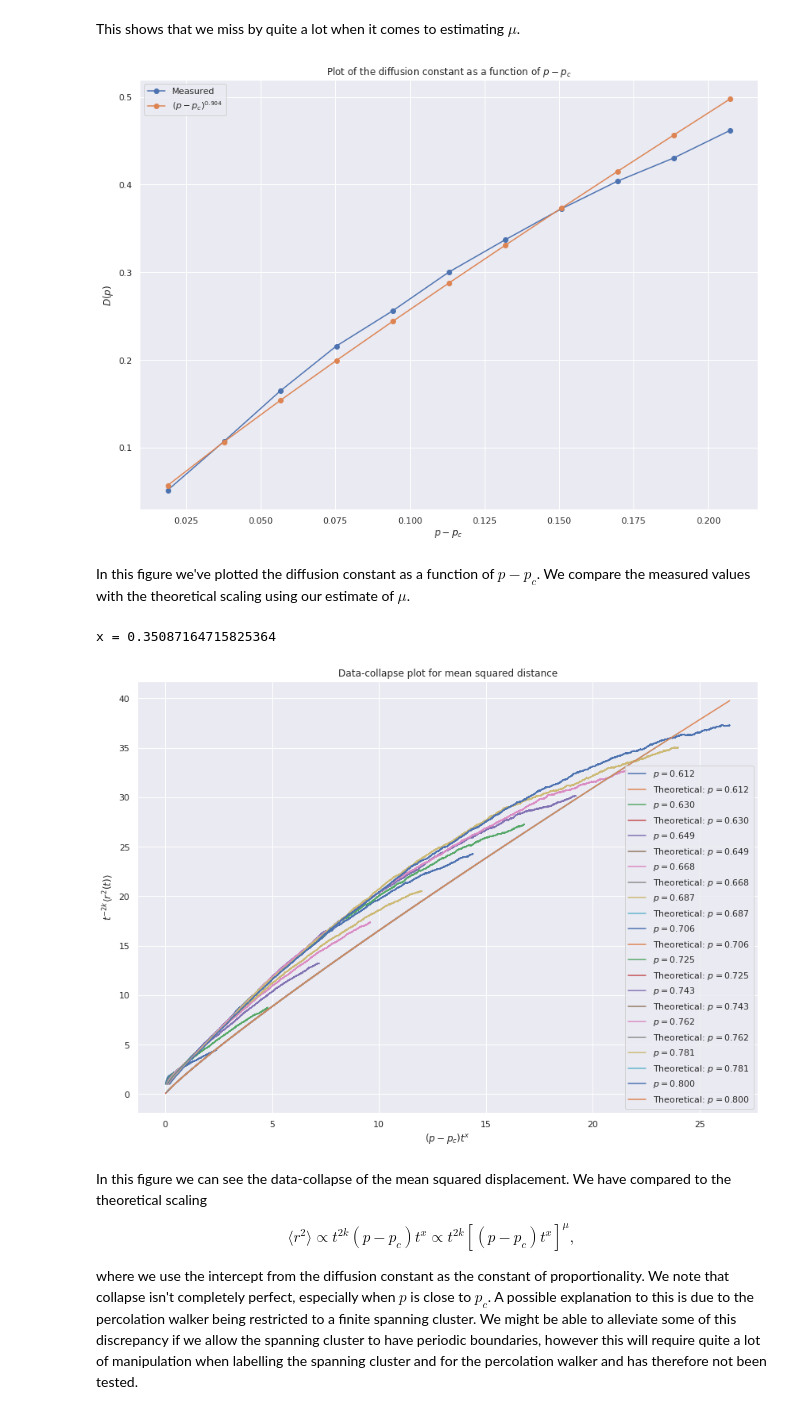
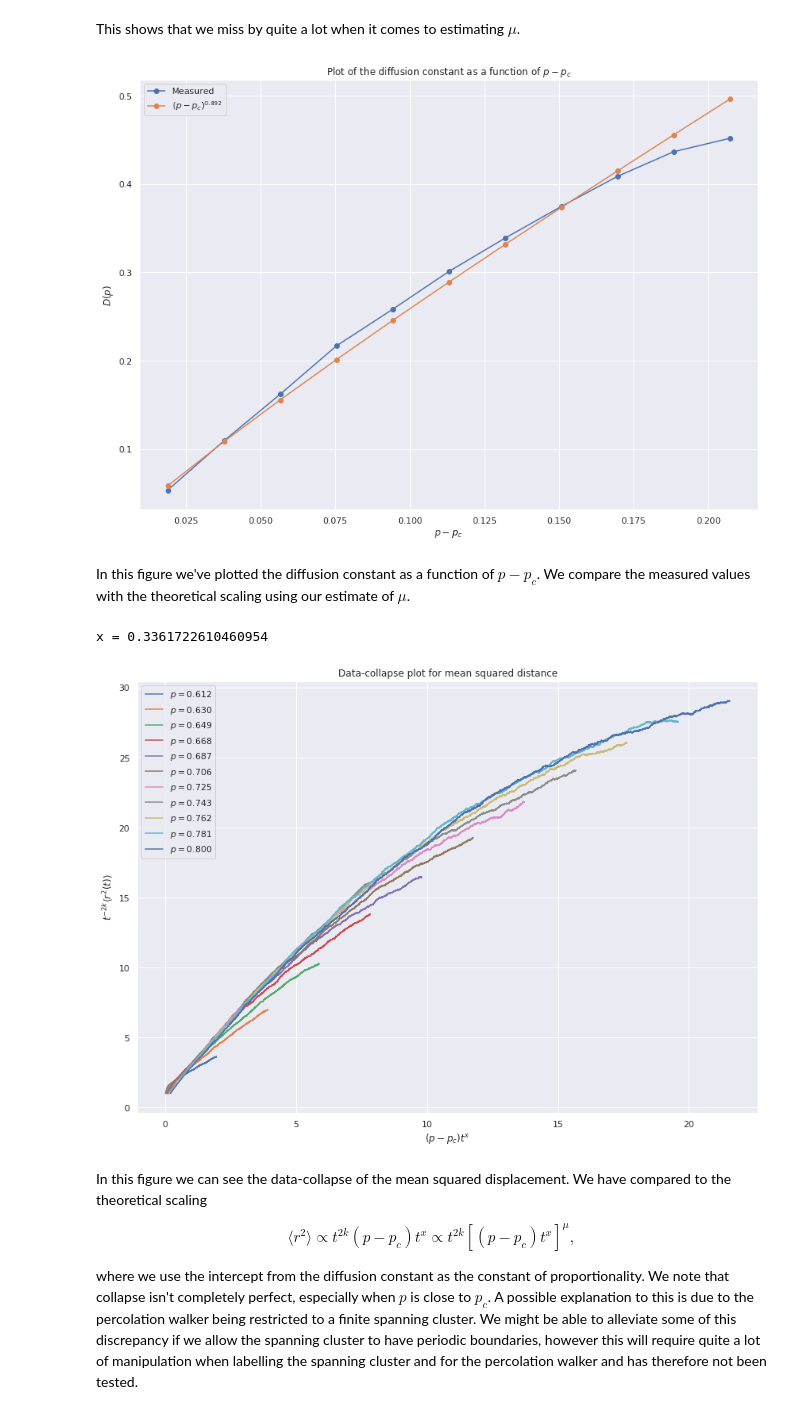
Before and after one commit to Schoyen/FYS4460, a Jupyter notebook: project-4/random-walks-on-the-spanning-cluster-large.ipynb, the cells around one changed output. Cells and saved outputs as stored; diff of their text form; code cells hidden in the pictures.

Commit message:
Add new runs and include dimension of random walk

```diff
--- a/project-4/random-walks-on-the-spanning-cluster-large.ipynb
+++ b/project-4/random-walks-on-the-spanning-cluster-large.ipynb
@@ -114,10 +114,10 @@ We can summarize it by the function
 We now simulate a system of size $L$ and compute the mean squared displacement on the spanning cluster several times for every system.
 # %%
 L = 2048
-num_walks = int(1e6)
+num_walks = 1 * int(1e6)
 num_walks_arr = np.arange(num_walks)
 p_arr = np.linspace(p_c, 0.8, 12)
-num_walkers = 1000
+num_walkers = 500
 num_systems = 20
 
 r_squared = np.zeros((len(p_arr), num_walks))
@@ -457,7 +507,7 @@ plt.title(r"Plot of the diffusion constant as a function of $p - p_c$")
 plt.legend(loc="best")
 plt.show()
 # %% [output]
-[figure, old version]
+[figure, new version]
 # %% [markdown]
 In this figure we've plotted the diffusion constant as a function of $p - p_c$.
 We compare the measured values with the theoretical scaling using our estimate of $\mu$.
@@ -465,7 +515,7 @@ We compare the measured values with the theoretical scaling using our estimate o
 x = (1 - 2 * k) / mu
 print(f"x = {x}")
 # %% [output]
-x = 0.35087164715825364
+x = 0.3361722610460954
 # %%
 p_min_pc = p_arr[1:] - p_c
 r_gg_xi = r_squared[1:, 1:]
@@ -473,25 +523,25 @@ t_sq = num_walks_arr[1:] ** (-2 * k)
 # %%
 plt.figure(figsize=(14, 10))
 
 for i in range(len(p_min_pc)):
     plt.plot(
         p_min_pc[i] * num_walks_arr[1:] ** (x),
         t_sq * r_gg_xi[i],
         label=fr"$p = {p_arr[i + 1]:.3f}$",
     )
-    plt.plot(
-        p_min_pc[i] * num_walks_arr[1:] ** (x),
-        np.exp(intercept) * (p_min_pc[i] * num_walks_arr[1:] ** (x)) ** mu,
-        label=fr"Theoretical: $p = {p_arr[i + 1]:.3f}$",
-    )
+    #plt.plot(
+    #    p_min_pc[i] * num_walks_arr[1:] ** (x),
+    #    np.exp(intercept) * (p_min_pc[i] * num_walks_arr[1:] ** (x)) ** mu,
+    #    label=fr"Theoretical: $p = {p_arr[i + 1]:.3f}$",
+    #)
 
 plt.legend(loc="best")
 plt.xlabel(r"$(p - p_c) t^{x}$")
 plt.ylabel(r"$t^{-2k} \langle r^{2} (t)\rangle$")
 plt.title(r"Data-collapse plot for mean squared distance")
 plt.show()
 # %% [output]
-[figure, old version]
+[figure, new version]
 # %% [markdown]
 In this figure we can see the data-collapse of the mean squared displacement.
 We have compared to the theoretical scaling
```
Also changed, not shown: parts of 15 cells of this notebook, 1 other file.
